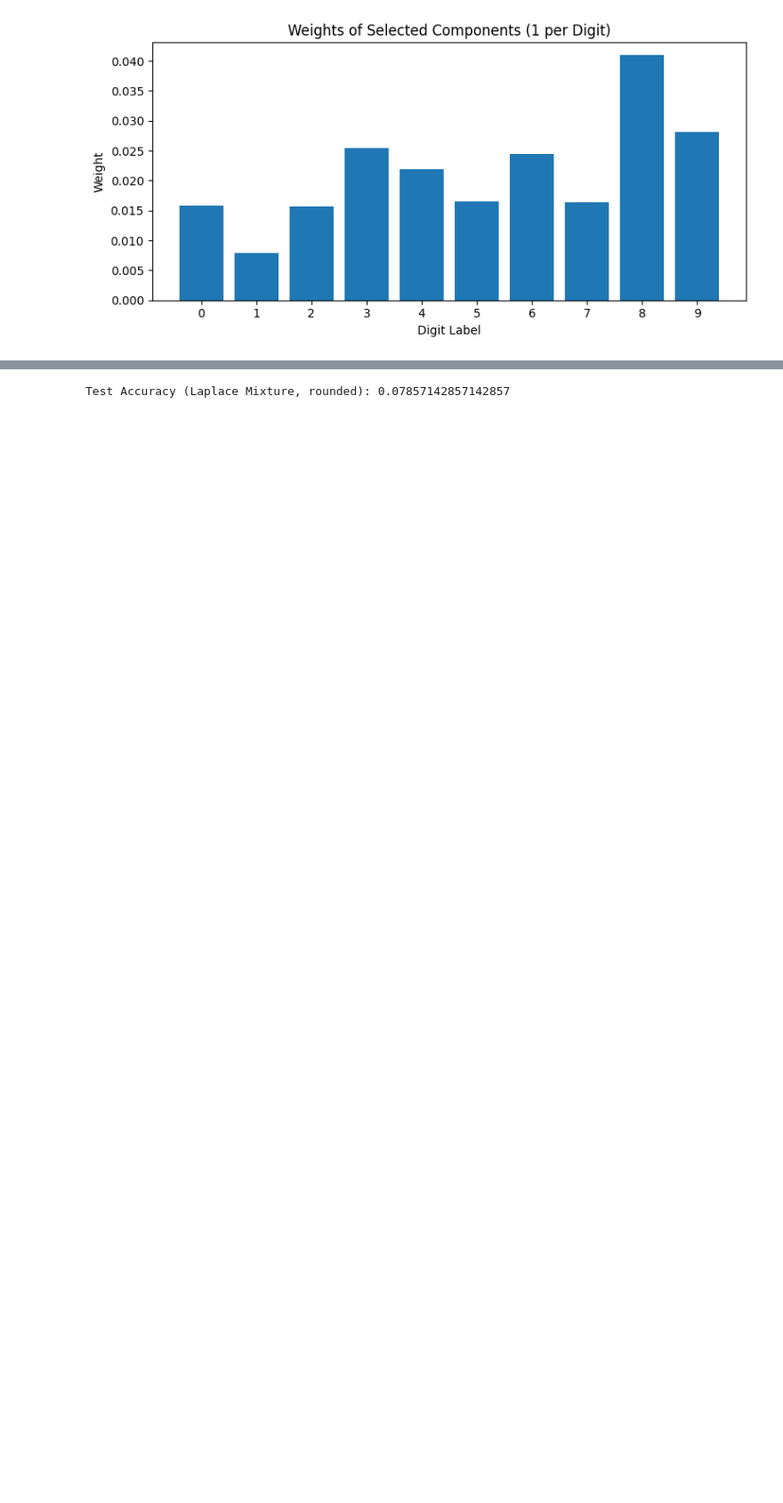
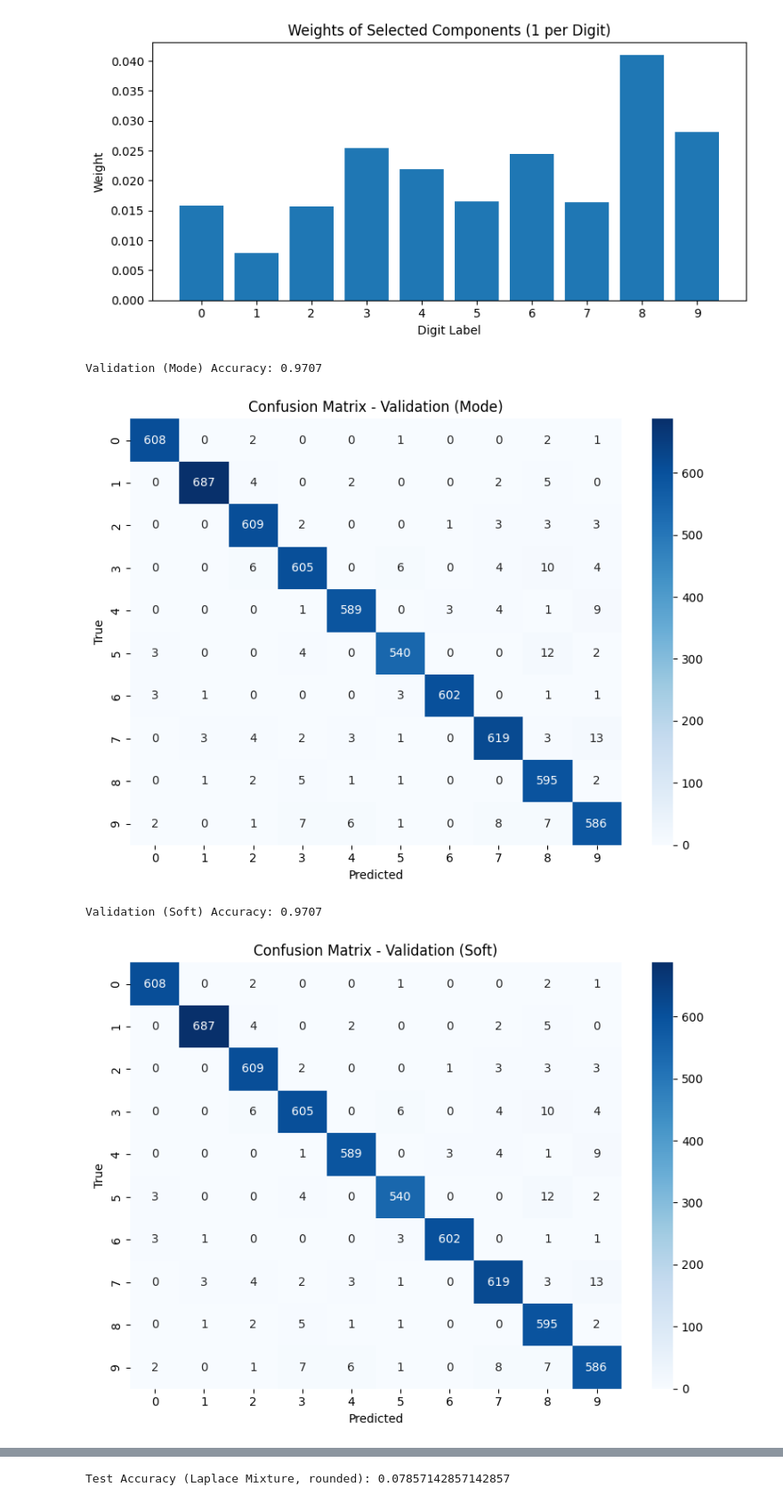
Before and after one commit to Kaushal845/GMM-MNIST, a Jupyter notebook: preprocess.ipynb, the cells around one changed output, grey strips where cells are left out. Shown at 89% size. Drawn from its saved outputs; the diff is of its cells as text; code cells hidden in the pictures; blank space fills up the shorter version.

Commit message:
BMM ensemble added.

```diff
--- a/preprocess.ipynb
+++ b/preprocess.ipynb
@@ -669,3 +669,61 @@ Test Accuracy: 0.8609
 [figure]
 [figure]
 [figure]
+# %%
+from collections import defaultdict
+from sklearn.mixture import BayesianGaussianMixture
+
+n_classes = 10
+n_components = 5
+classwise_bmms = {}
+
+for digit in range(n_classes):
+    X_digit = X_train[y_train == digit]
+    bmm = BayesianGaussianMixture(n_components=n_components, max_iter=100, random_state=42)
+    bmm.fit(X_digit)
+    classwise_bmms[digit] = bmm
+def ensemble_predict(X, classwise_bmms, mode=True):
+    n_samples = X.shape[0]
+    n_classes = len(classwise_bmms)
+    log_likelihoods = np.zeros((n_samples, n_classes))
+
+    for digit, model in classwise_bmms.items():
+        log_likelihoods[:, digit] = model.score_samples(X)
+
+    # Soft: take softmax over log-likelihoods
+    if not mode:
+        probs = np.exp(log_likelihoods - log_likelihoods.max(axis=1, keepdims=True))
+        probs /= probs.sum(axis=1, keepdims=True)
+        return np.argmax(probs, axis=1)
+    else:
+        return np.argmax(log_likelihoods, axis=1)
+# Mode-based
+y_val_pred_mode = ensemble_predict(X_val, classwise_bmms, mode=True)
+y_test_pred_mode = ensemble_predict(X_test, classwise_bmms, mode=True)
+
+# Soft-based
+y_val_pred_soft = ensemble_predict(X_val, classwise_bmms, mode=False)
+y_test_pred_soft = ensemble_predict(X_test, classwise_bmms, mode=False)
+
+def evaluate(name, y_true, y_pred):
+    acc = accuracy_score(y_true, y_pred)
+    print(f"{name} Accuracy: {acc:.4f}")
+    cm = confusion_matrix(y_true, y_pred)
+    plt.figure(figsize=(8, 6))
+    sns.heatmap(cm, annot=True, fmt='d', cmap='Blues', xticklabels=range(10), yticklabels=range(10))
+    plt.xlabel("Predicted")
+    plt.ylabel("True")
+    plt.title(f"Confusion Matrix - {name}")
+    plt.tight_layout()
+    plt.show()
+
+evaluate("Validation (Mode)", y_val, y_val_pred_mode)
+evaluate("Validation (Soft)", y_val, y_val_pred_soft)
+
+evaluate("Test (Mode)", y_test, y_test_pred_mode)
+evaluate("Test (Soft)", y_test, y_test_pred_soft)
+# %% [output]
+Validation (Mode) Accuracy: 0.9707
+[figure, added]
+Validation (Soft) Accuracy: 0.9707
+[figure, added]
```
Also changed, not shown: parts of 5 cells of this notebook, 4 other files.
